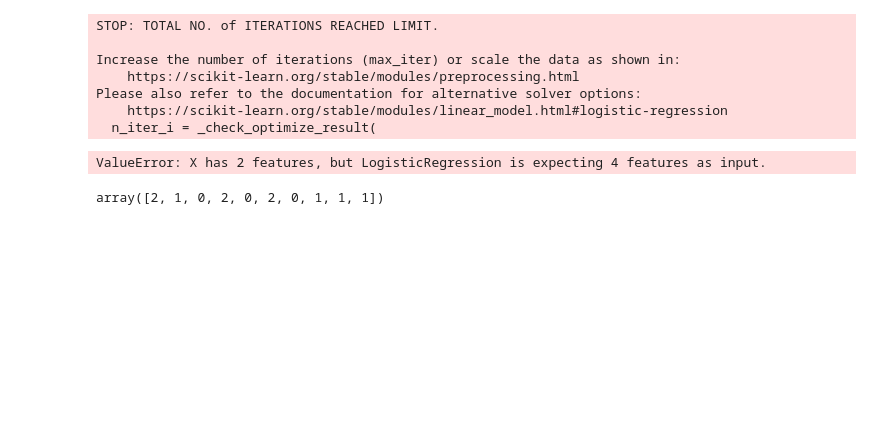
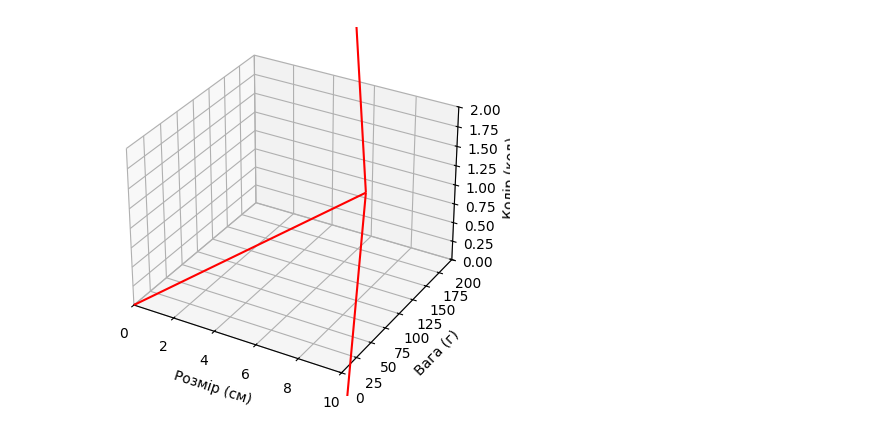
Before and after one commit to VolodymyrRiz/HWDS-Rizun, a Jupyter notebook: a.ipynb, the cells around one changed output. Cells and saved outputs as stored; diff of their text form; code cells hidden in the pictures; blank space fills up the shorter version.

```diff
--- a/a.ipynb
+++ b/a.ipynb
@@ -1,35 +1,27 @@
-# %%
-import numpy as np # type: ignore
-import pandas as pd # type: ignore
-import matplotlib.pyplot as plt # type: ignore
-from sklearn.datasets import load_iris # type: ignore
-from sklearn.linear_model import LogisticRegression # type: ignore
-X, y = load_iris(return_X_y=True)
-clf = LogisticRegression(random_state=0).fit(X, y)
-X = np.array([[1, 2], [3, 4], [5, 6]])
-y = np.array([0, 1, 2])
-# %% [output]
-STOP: TOTAL NO. of ITERATIONS REACHED LIMIT.
-
-Increase the number of iterations (max_iter) or scale the data as shown in:
-    https://scikit-learn.org/stable/modules/preprocessing.html
-Please also refer to the documentation for alternative solver options:
-    https://scikit-learn.org/stable/modules/linear_model.html#logistic-regression
-  n_iter_i = _check_optimize_result(
-ValueError: X has 2 features, but LogisticRegression is expecting 4 features as input.
-# %%
-from sklearn.datasets import load_iris
-from sklearn.model_selection import train_test_split
-from sklearn.multiclass import OneVsOneClassifier
-from sklearn.svm import LinearSVC
-
-X, y = load_iris(return_X_y=True)
-X_train, X_test, y_train, y_test = train_test_split(
-    X, y, test_size=0.33, shuffle=True, random_state=0)
-
-clf = OneVsOneClassifier(
-    LinearSVC(random_state=0)).fit(X_train, y_train)
-
-clf.predict(X_test[:10])
-# %% [output]
-array([2, 1, 0, 2, 0, 2, 0, 1, 1, 1])
+# %%
+
+import matplotlib.pyplot as plt
+from mpl_toolkits.mplot3d import Axes3D
+
+# Вектор яблука
+apple_vector = [7, 150, 1]
+
+# Створення графіка
+fig = plt.figure()
+ax = fig.add_subplot(111, projection='3d')
+
+# Додавання вектора до графіка
+ax.quiver(0, 0, 0, apple_vector[0], apple_vector[1], apple_vector[2], color='r', length=1)
+
+# Налаштування осей
+ax.set_xlim([0, 10])
+ax.set_ylim([0, 200])
+ax.set_zlim([0, 2])
+ax.set_xlabel('Розмір (см)')
+ax.set_ylabel('Вага (г)')
+ax.set_zlabel('Колір (код)')
+
+# Відображення графіка
+plt.show()
+# %% [output]
+[figure, added]
```
Also changed, not shown: 1 other file.
